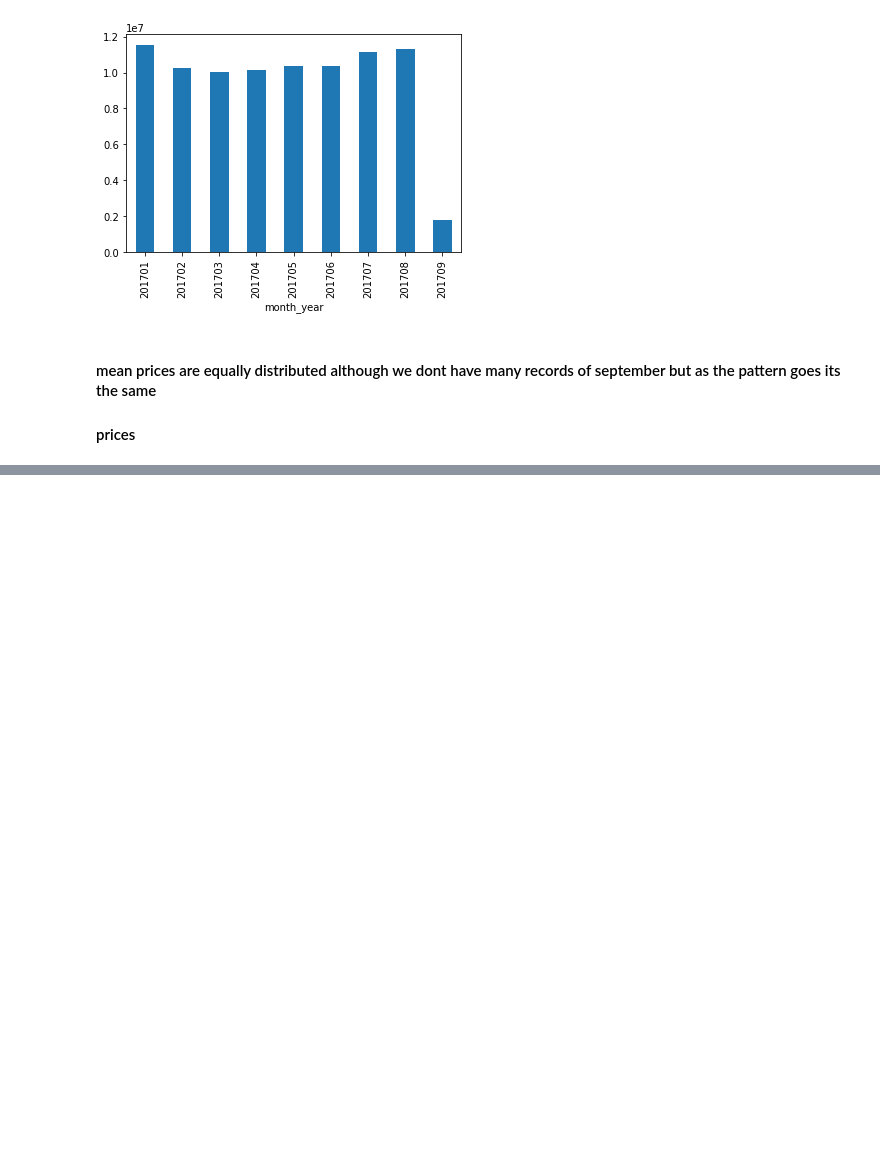
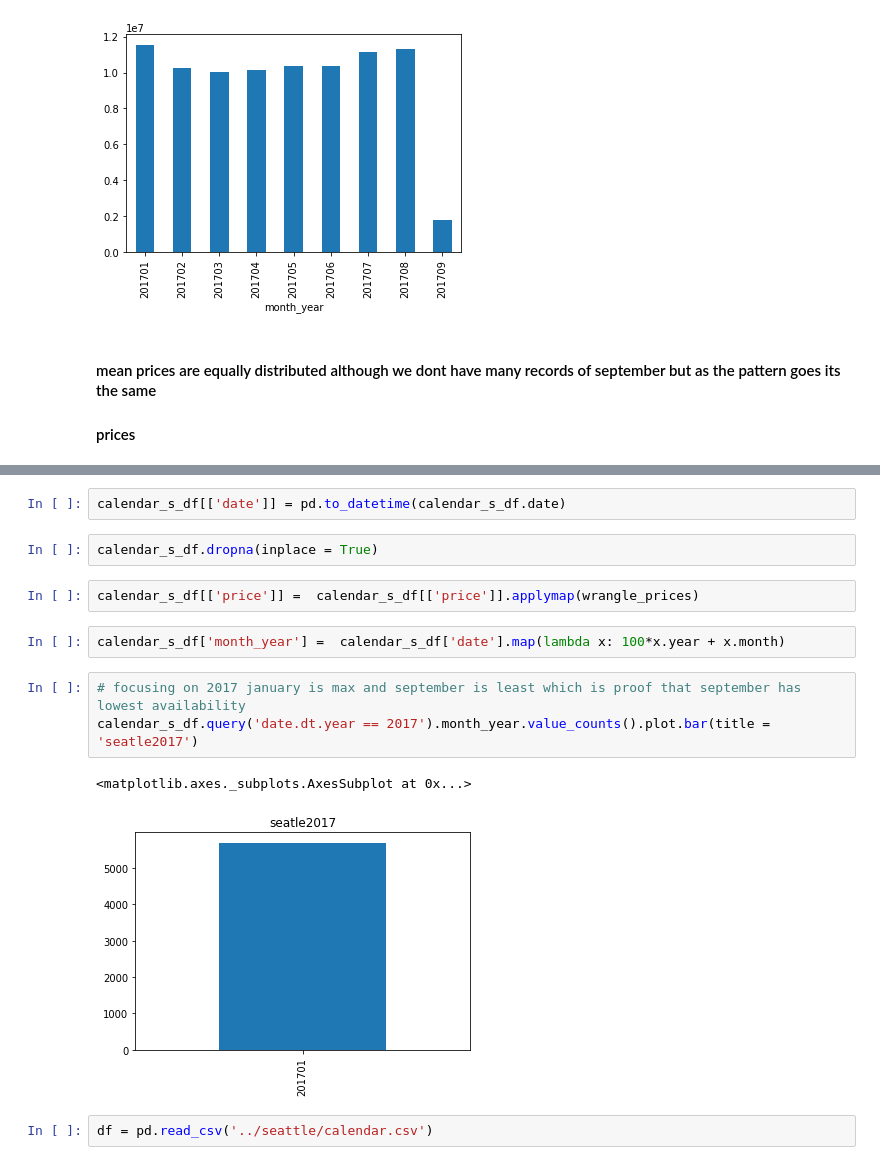
Before and after one commit to ahmedserag2/Airbnb-data-boston-seattle, a Jupyter notebook: boston/boston.ipynb, the cells around one changed output, grey strips where cells are left out. Drawn from its saved outputs; the diff is of its cells as text; blank space fills up the shorter version.

```diff
--- a/boston/boston.ipynb
+++ b/boston/boston.ipynb
@@ -501,0 +488,16 @@ calendar_df.query("available == False")
+# %%
+calendar_s_df[['date']] = pd.to_datetime(calendar_s_df.date)
+# %%
+calendar_s_df.dropna(inplace = True)
+# %%
+calendar_s_df[['price']] =  calendar_s_df[['price']].applymap(wrangle_prices)
+# %%
+calendar_s_df['month_year'] =  calendar_s_df['date'].map(lambda x: 100*x.year + x.month)
+# %%
+# focusing on 2017 january is max and september is least which is proof that september has lowest availability
+calendar_s_df.query('date.dt.year == 2017').month_year.value_counts().plot.bar(title = 'seatle2017')
+# %% [output]
+<matplotlib.axes._subplots.AxesSubplot at 0x...>
+[figure, added]
+# %%
+df = pd.read_csv('../seattle/calendar.csv')
```
Also changed, not shown: parts of 26 cells of this notebook.
